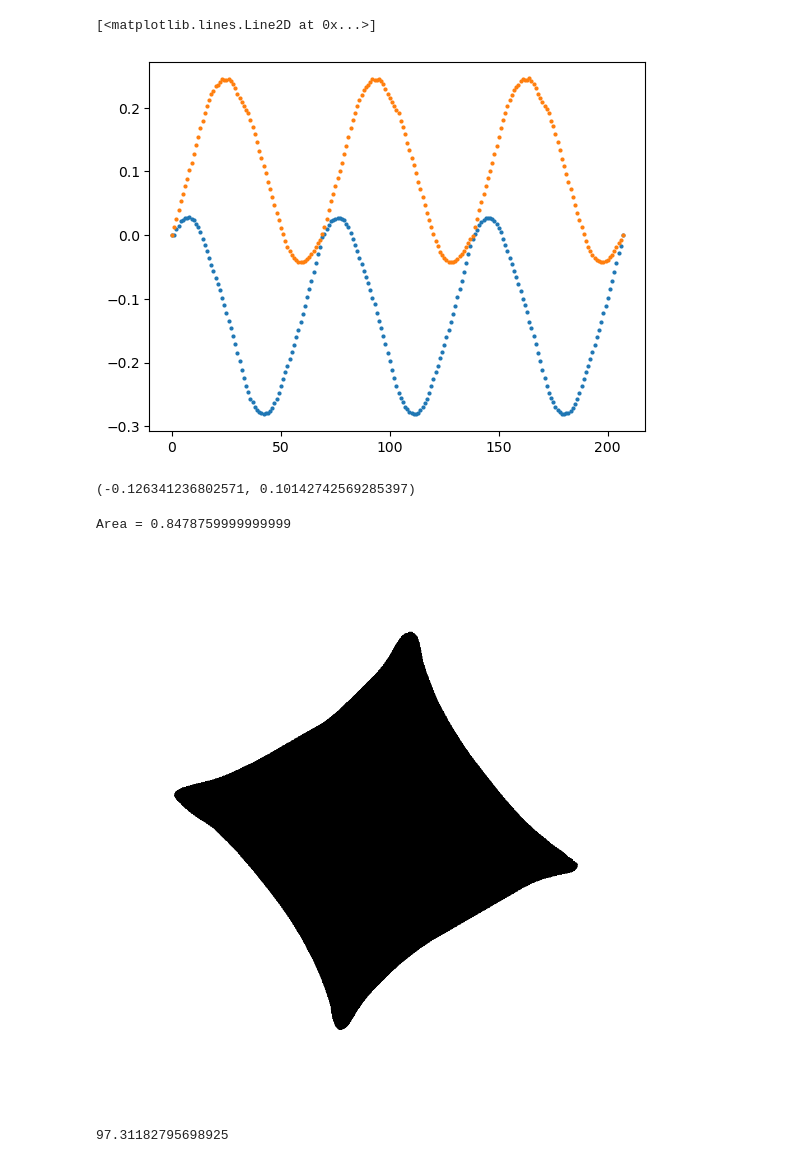
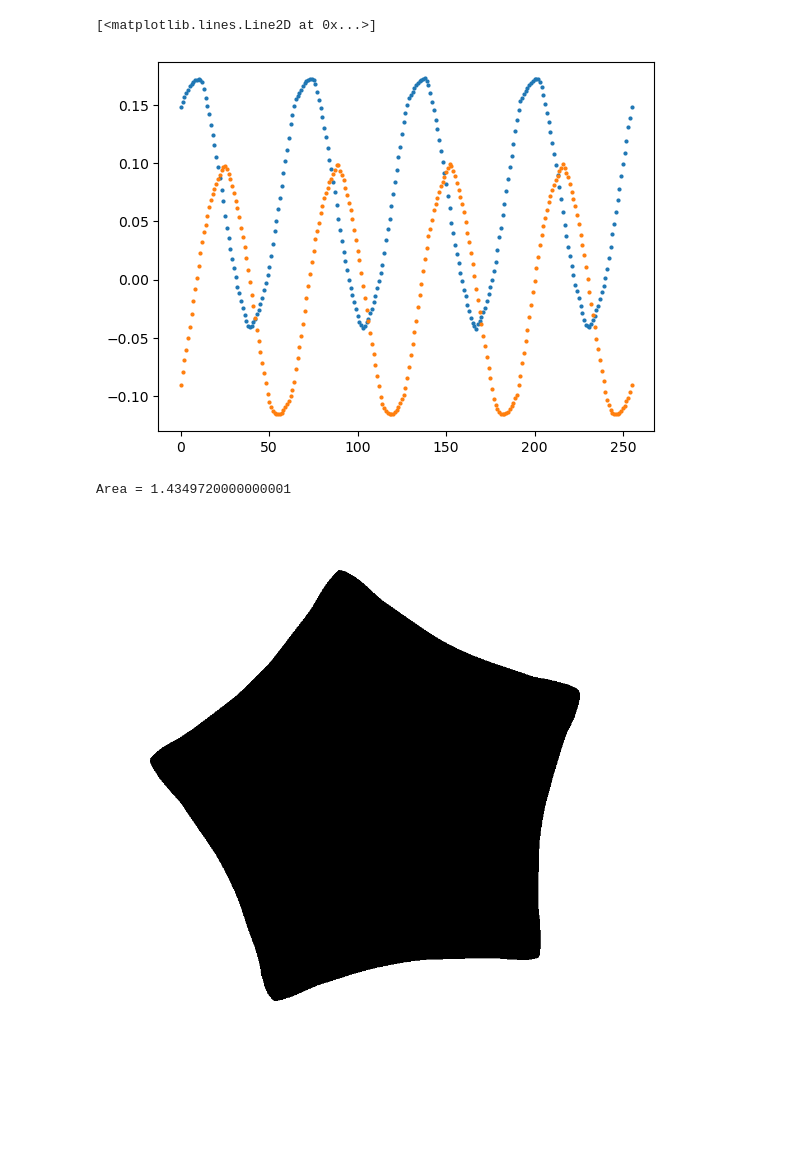
Before and after one commit to ShengzhiWu/moving-sofa-problem, a Jupyter notebook: src/制作动画_房间进化.ipynb, the cells around one changed output. Drawn from its saved outputs; the diff is of its cells as text; code cells hidden in the pictures; blank space fills up the shorter version.

```diff
--- a/src/制作动画_房间进化.ipynb
+++ b/src/制作动画_房间进化.ipynb
@@ -2,12 +2,12 @@
 import numpy as np
 import matplotlib.pyplot as plt
 import taichi as ti
-from utils import get_sofa, monotonicly_interpolate
+from utils import get_sofa
 from PIL import Image
 
 ti.init(arch=ti.gpu)
 
-path, file_name = '../trajectory/能让等边三角形旋转一周的房间_1/', 'sofa_1400.npy'
+path, file_name = '../trajectory/能让等边正方形旋转一周的房间_2/', 'sofa_780.npy'
 
 # 载入轨迹数据
 xs, ys, rotations = np.load(path + file_name)
@@ -40,48 +40,41 @@ plt.plot(xs_inv, 'o', markersize=2)
 plt.plot(ys_inv, 'o', markersize=2)
 # %% [output]
 [<matplotlib.lines.Line2D at 0x...>]
-[figure, old version]
+[figure, new version]
 # %%
 def key_function(xs, ys, rotations):  # 要求这个函数单调递增来重新采样
     return np.arange(len(xs))  # 不重新排序
-# %%
-np.mean(xs_inv[:-1]), np.mean(ys_inv[:-1])
-# %% [output]
-(-0.126341236802571, 0.10142742569285397)
 # %%
-normal_0 = ti.Vector([np.cos(np.pi / 3), np.sin(np.pi / 3)])
-normal_1 = ti.Vector([-1., 0.])
-normal_2 = ti.Vector([np.cos(-np.pi / 3), np.sin(-np.pi / 3)])
-edge_distance = 3 ** 0.5 / 6
+normal_0 = ti.Vector([1., 0.])
+normal_1 = ti.Vector([0., 1.])
+normal_2 = ti.Vector([-1., 0.])
+normal_3 = ti.Vector([0., -1.])
+edge_distance = 0.5
 @ti.func
 def is_forbidden(x1, y1, x2, y2):  # 指定哪里是墙
     v = ti.Vector([x2, y2])
-    return ti.math.dot(v, normal_0) < edge_distance and ti.math.dot(v, normal_1) < edge_distance and ti.math.dot(v, normal_2) < edge_distance  # 等边三角形内是墙
+    return ti.math.dot(v, normal_0) < edge_distance and ti.math.dot(v, normal_1) < edge_distance and ti.math.dot(v, normal_2) < edge_distance and ti.math.dot(v, normal_3) < edge_distance  # 等边正方形内是墙
 
 sofa_w, sofa_h = 2, 2   # 求解域的尺寸
 
 def centralize(xs, ys, rotations):  # 中心化
     # print(np.mean(xs[:-1]), np.mean(ys[:-1]))
     xs -= np.mean(xs[:-1])  # 因为终点和起点重合，所以算中心时舍去最后一个点
     ys -= np.mean(ys[:-1])
     return xs, ys, rotations
 
 sofa = get_sofa(
     is_forbidden,
     xs, ys, rotations,
     resolution=1000,
     sofa_w=sofa_w, sofa_h=sofa_h,
     center_x=np.mean(xs_inv), center_y=np.mean(ys_inv),
     trajectory_upsampling=101
 )
 print(f'Area = {(1 - np.sum(sofa) / (sofa.shape[0] * sofa.shape[1])) * (sofa_w * sofa_h)}')
 
 image = Image.fromarray(np.array(sofa.T[::-1] * 255, dtype=np.uint8))
 image
 # %% [output]
-Area = 0.8478759999999999
+Area = 1.4349720000000001
-[figure, old version]
+[figure, new version]
-# %%
-45.25 * 1400 / 651
-# %% [output]
-97.31182795698925
```
Also changed, not shown: parts of 6 cells of this notebook, 1 other file.
